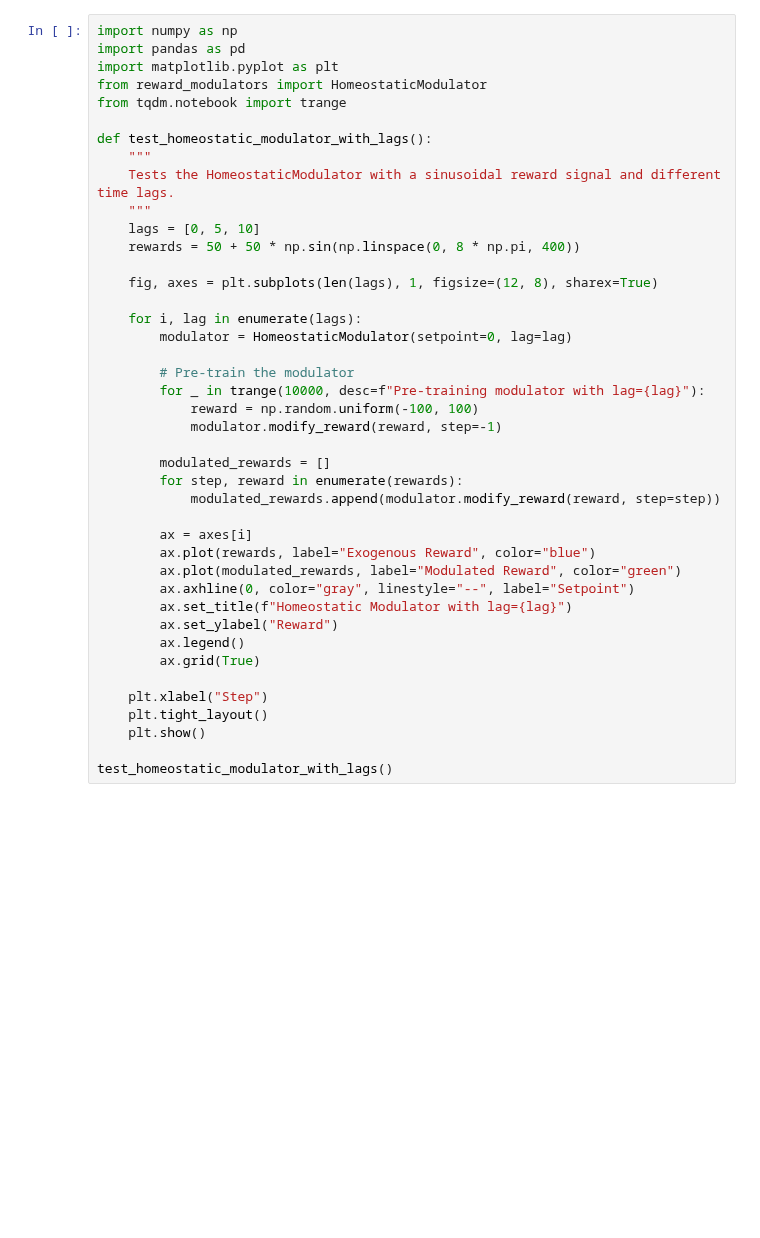
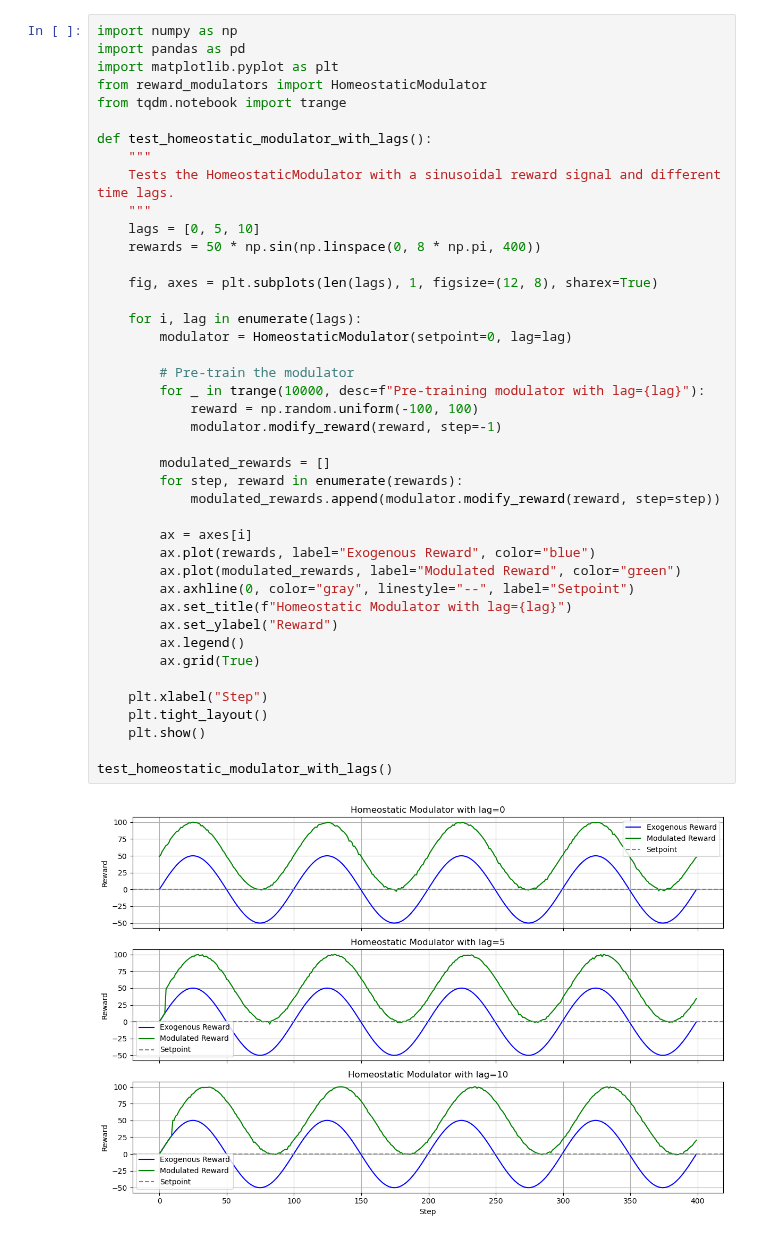
Before and after one commit to IgnacioOQ/multiagentrecommendation, a Jupyter notebook: testing_homeostasis.ipynb, the cells around one changed output. Cells and saved outputs as stored; diff of their text form; blank space fills up the shorter version.

```diff
--- a/testing_homeostasis.ipynb
+++ b/testing_homeostasis.ipynb
@@ -10,36 +10,38 @@ def test_homeostatic_modulator_with_lags():
     Tests the HomeostaticModulator with a sinusoidal reward signal and different time lags.
     """
     lags = [0, 5, 10]
-    rewards = 50 + 50 * np.sin(np.linspace(0, 8 * np.pi, 400))
+    rewards = 50 * np.sin(np.linspace(0, 8 * np.pi, 400))
 
     fig, axes = plt.subplots(len(lags), 1, figsize=(12, 8), sharex=True)
 
     for i, lag in enumerate(lags):
         modulator = HomeostaticModulator(setpoint=0, lag=lag)
 
         # Pre-train the modulator
         for _ in trange(10000, desc=f"Pre-training modulator with lag={lag}"):
             reward = np.random.uniform(-100, 100)
             modulator.modify_reward(reward, step=-1)
 
         modulated_rewards = []
         for step, reward in enumerate(rewards):
             modulated_rewards.append(modulator.modify_reward(reward, step=step))
 
         ax = axes[i]
         ax.plot(rewards, label="Exogenous Reward", color="blue")
         ax.plot(modulated_rewards, label="Modulated Reward", color="green")
         ax.axhline(0, color="gray", linestyle="--", label="Setpoint")
         ax.set_title(f"Homeostatic Modulator with lag={lag}")
         ax.set_ylabel("Reward")
         ax.legend()
         ax.grid(True)
 
     plt.xlabel("Step")
     plt.tight_layout()
     plt.show()
 
 test_homeostatic_modulator_with_lags()
+# %% [output]
+[figure, added]
 # %%
 from reward_modulators import PIDController
 
```
Also changed, not shown: parts of 3 cells of this notebook, 1 other file.
